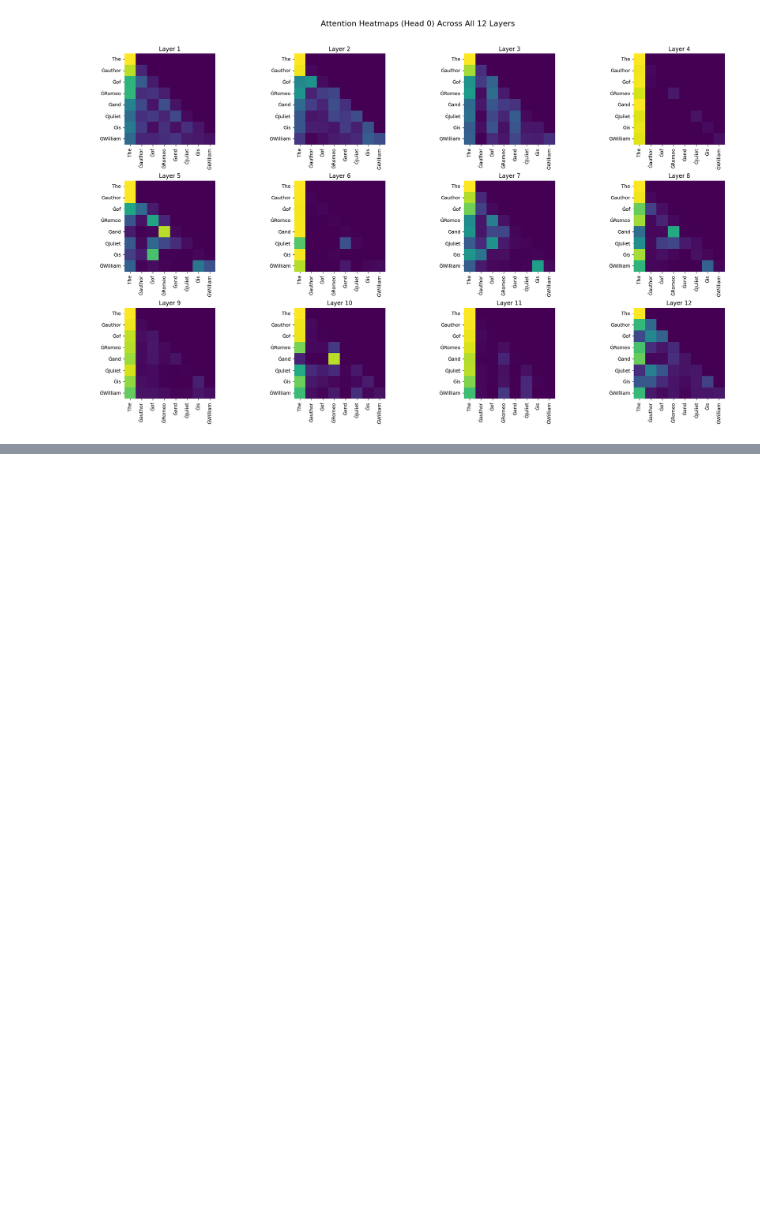
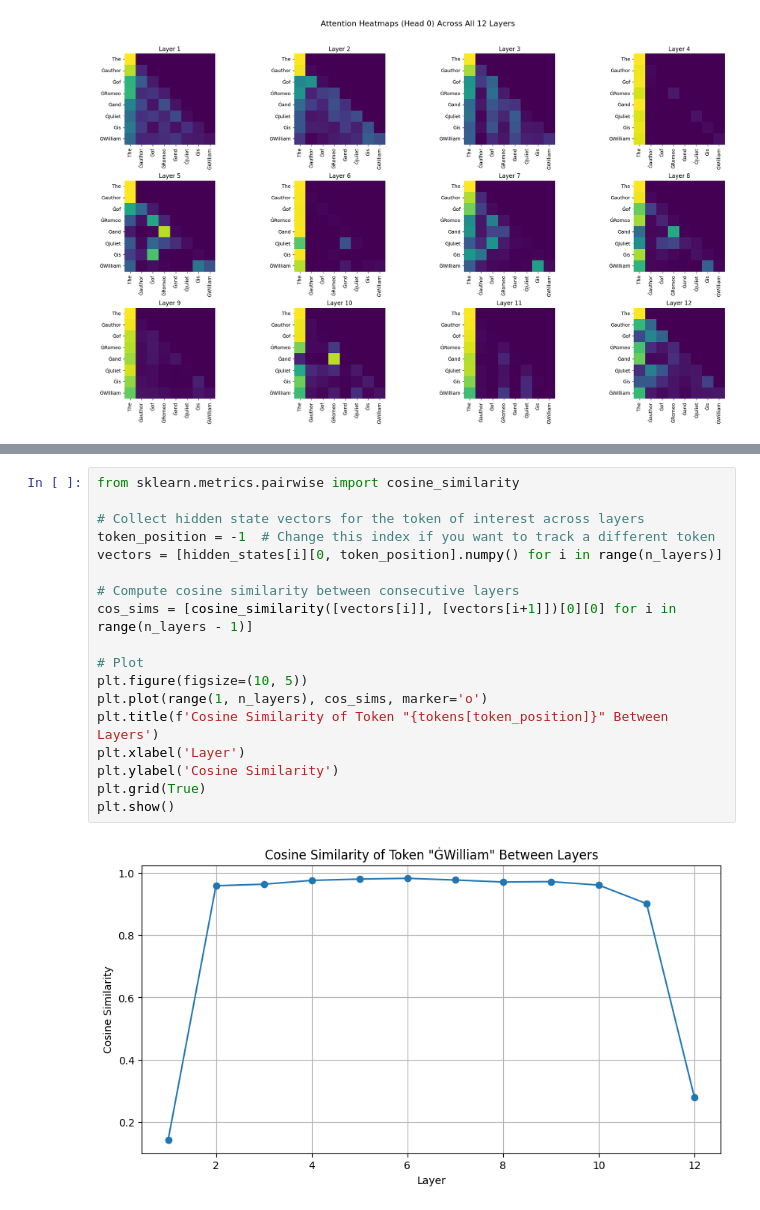
Before and after one commit to miriamzara/LCP_B_GPT2, a Jupyter notebook: prova_angela.ipynb, the cells around one changed output, grey strips where cells are left out. Drawn from its saved outputs; the diff is of its cells as text; blank space fills up the shorter version.

```diff
--- a/prova_angela.ipynb
+++ b/prova_angela.ipynb
@@ -443,0 +463,20 @@ Layer  2:
+# %%
+from sklearn.metrics.pairwise import cosine_similarity
+
+# Collect hidden state vectors for the token of interest across layers
+token_position = -1  # Change this index if you want to track a different token
+vectors = [hidden_states[i][0, token_position].numpy() for i in range(n_layers)]
+
+# Compute cosine similarity between consecutive layers
+cos_sims = [cosine_similarity([vectors[i]], [vectors[i+1]])[0][0] for i in range(n_layers - 1)]
+
+# Plot
+plt.figure(figsize=(10, 5))
+plt.plot(range(1, n_layers), cos_sims, marker='o')
+plt.title(f'Cosine Similarity of Token "{tokens[token_position]}" Between Layers')
+plt.xlabel('Layer')
+plt.ylabel('Cosine Similarity')
+plt.grid(True)
+plt.show()
+# %% [output]
+[figure, added]
```
Also changed, not shown: parts of 9 cells of this notebook.
